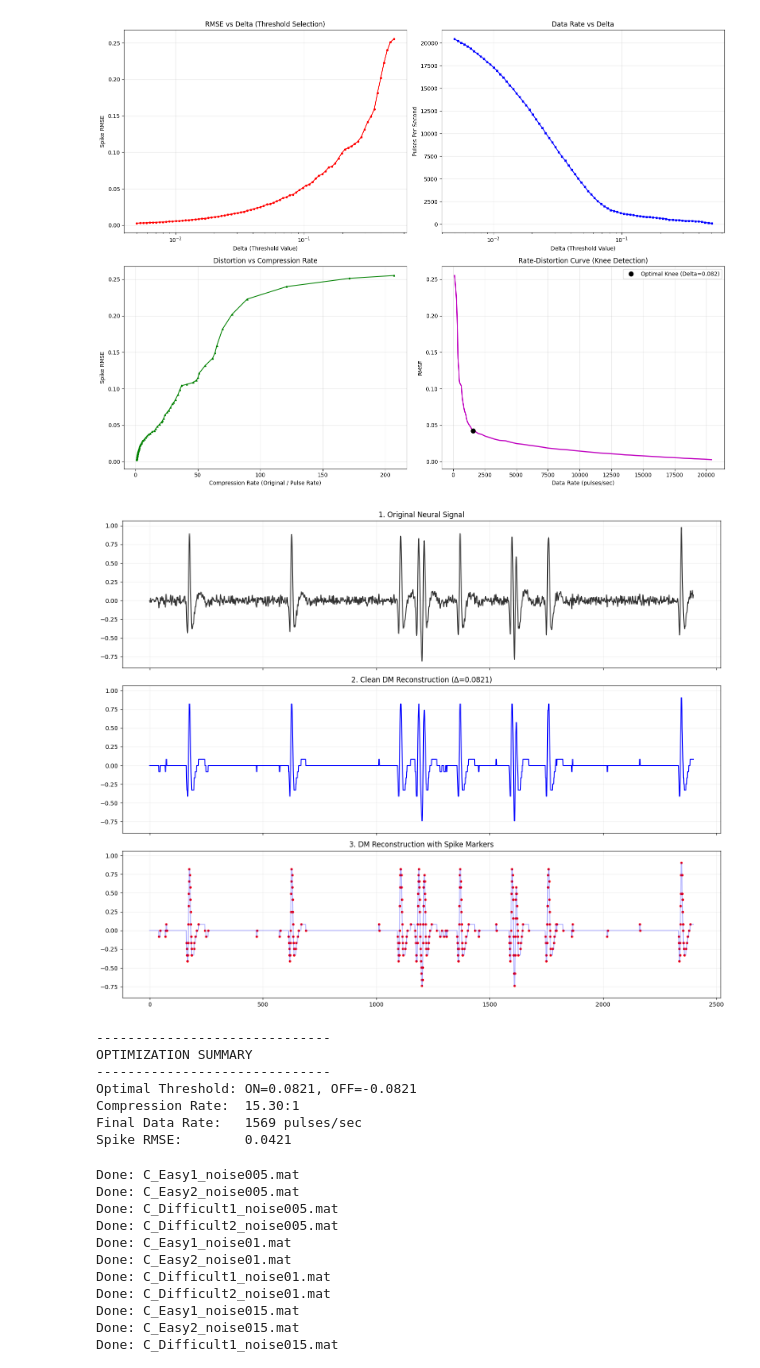
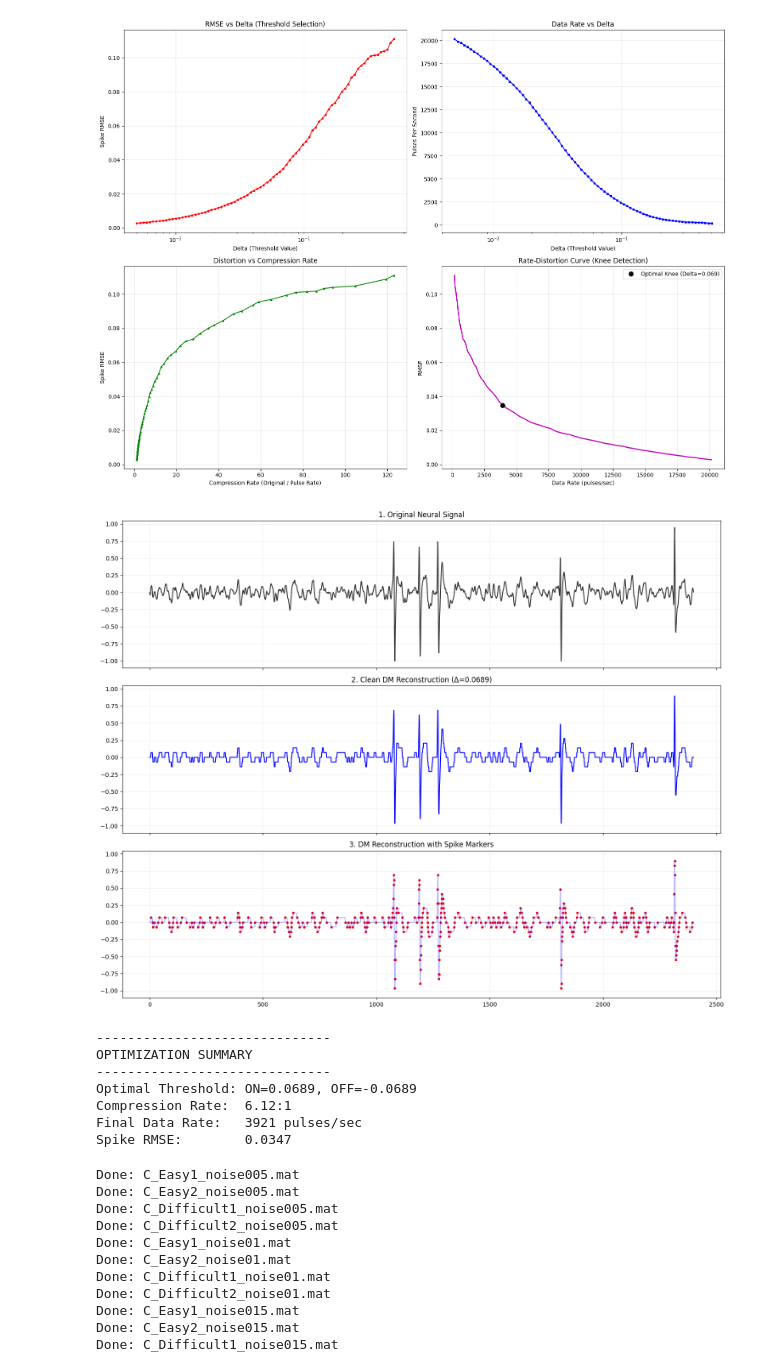
Before and after one commit to Baileys1213/Final-Year-Project, a Jupyter notebook: DeltaModulation.ipynb, the cells around one changed output. Saved outputs shown, nothing was run; the diff lists cells and outputs as text; code cells hidden in the pictures.

```diff
--- a/DeltaModulation.ipynb
+++ b/DeltaModulation.ipynb
@@ -3,30 +3,28 @@ import numpy as np
 import pandas as pd
 import matplotlib.pyplot as plt
 from scipy.signal import butter, lfilter
-
+from scipy.io import loadmat
+from kneed import KneeLocator
 # ==========================================
 # 1. Synthetic Data Generation
 # ==========================================
-sample_rate = 24000
-duration = 1.0
-t = np.arange(0, duration, 1/sample_rate)
-n_samples = len(t)
+try:
+    MAT = loadmat('./C_Difficult1_noise01.mat')  # <-- your dataset
+    rawData = np.array(MAT['data'])[0]
+    sampling_interval = np.array(MAT['samplingInterval'][0][0]) * 1e-3
+    sample_rate = int(1 / sampling_interval)
+    data = rawData[:int(sample_rate)] # Use 1 second
+except FileNotFoundError:
+    print("Warning: .mat file not found. Generating synthetic data.")
+    sample_rate = 24000
+    t = np.linspace(0, 1, sample_rate)
+    data = np.sin(2 * np.pi * 50 * t) + 0.5 * np.sin(2 * np.pi * 120 * t)
 
-def create_spike_template():
-    ts = np.linspace(-1, 2, 48)
-    spike = -np.exp(-ts**2 / 0.1) + 0.5 * np.exp(-(ts-0.5)**2 / 0.2)
-    return spike / np.max(np.abs(spike))
+# Band-pass filter
+b, a = butter(4, [300 * 2 / sample_rate, 5000 * 2 / sample_rate], btype='band')
+data = lfilter(b, a, data)
 
-np.random.seed(42)
-spike_template = create_spike_template()
-spike_times_indices = np.sort(np.random.choice(np.arange(100, n_samples-100), 50, replace=False))
-rawData = np.random.normal(0, 0.05, n_samples)
-for idx in spike_times_indices:
-    rawData[idx:idx+48] += spike_template
 
-spikeTimeGT = spike_times_indices
-b, a = butter(4, [300*2/sample_rate, 5000*2/sample_rate], btype='band')
-data = lfilter(b, a, rawData)
 time_axis = np.arange(len(data))
 
 # ==========================================
@@ -153,42 +151,42 @@ fig, (ax1, ax2, ax3) = plt.subplots(3, 1, figsize=(15, 12), sharex=True, sharey=
 ax1.plot(time_axis[:lim_zoom], data[:lim_zoom], color='black', alpha=0.8, label="Original")
 ax1.set_title("1. Original Neural Signal")
 ax1.grid(True, alpha=0.2)
 
 # Plot 2: Reconstruction
 ax2.plot(time_axis[:lim_zoom], y_opt[:lim_zoom], color='blue', label="Clean Reconstruction")
 ax2.set_title(f"2. Clean DM Reconstruction (Δ={opt_delta:.4f})")
 ax2.grid(True, alpha=0.2)
 
 # Plot 3: Reconstruction with Spikes
 ax3.plot(time_axis[:lim_zoom], y_opt[:lim_zoom], color='blue', alpha=0.3)
 spike_indices = [s[0] for s in spikes_zoom]
 spike_times = [time_axis[i] for i in spike_indices]
 spike_values = [y_opt[i] for i in spike_indices]
 ax3.scatter(spike_times, spike_values, c='red', s=10, label="Spikes")
 ax3.set_title("3. DM Reconstruction with Spike Markers")
 ax3.grid(True, alpha=0.2)
 
 plt.tight_layout()
 plt.show()
 
 # Final Summary Output
 print("-" * 30)
 print(f"OPTIMIZATION SUMMARY")
 print("-" * 30)
 print(f"Optimal Threshold: ON={opt_delta:.4f}, OFF={-opt_delta:.4f}")
 print(f"Compression Rate:  {df.iloc[opt_idx]['CR']:.2f}:1")
 print(f"Final Data Rate:   {opt_drate:.0f} pulses/sec")
 print(f"Spike RMSE:        {opt_rmse:.4f}")
 # %% [output]
-[figure, old version]
+[figure, new version]
-[figure, old version]
+[figure, new version]
 ------------------------------
 OPTIMIZATION SUMMARY
 ------------------------------
-Optimal Threshold: ON=0.0821, OFF=-0.0821
-Compression Rate:  15.30:1
-Final Data Rate:   1569 pulses/sec
-Spike RMSE:        0.0421
+Optimal Threshold: ON=0.0689, OFF=-0.0689
+Compression Rate:  6.12:1
+Final Data Rate:   3921 pulses/sec
+Spike RMSE:        0.0347
 # %%
 import numpy as np
 import scipy.io as sio
```
Also changed, not shown: 2 other files.
